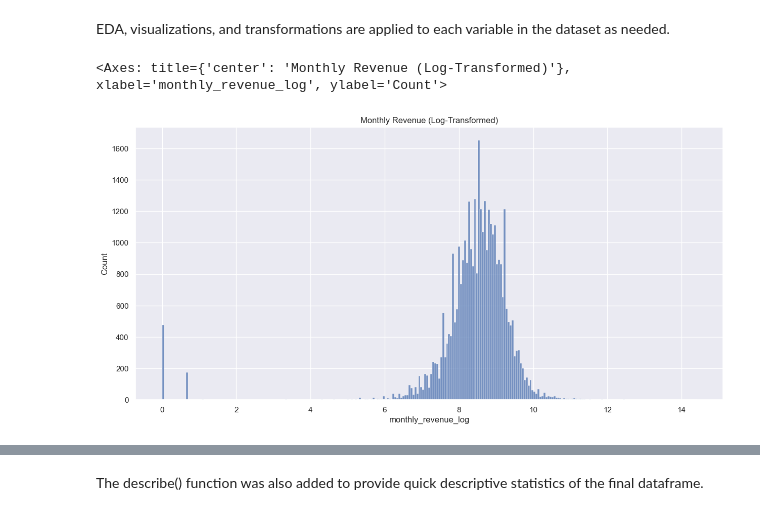
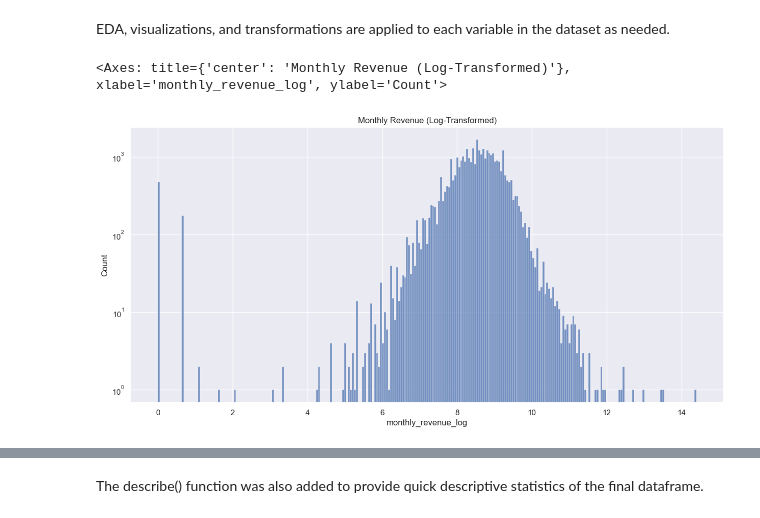
Before and after one commit to PESIII23/real-time-credit-risk-simulation, a Jupyter notebook: src/notebooks/credit_risk_analysis.ipynb, the cells around one changed output, grey strips where cells are left out. Saved outputs shown, nothing was run; the diff lists cells and outputs as text; code cells hidden in the pictures.

```diff
--- a/src/notebooks/credit_risk_analysis.ipynb
+++ b/src/notebooks/credit_risk_analysis.ipynb
@@ -121,31 +121,32 @@ EDA, visualizations, and transformations are applied to each variable in the dat
 monthly_revenue_raw = df[['monthly_revenue']].copy()
 
 # Create revenue bins and labels
 revenue_bins = [0, 5000, 10000, 15000, 20000, 25000, 50000, 100000, 999999999]
 revenue_labels = ['0-5k', '5k-10k', '10k-15k', '15k-20k', '20k-25k', '25k-50k', '50k-100k', '100k+']
 
 # Cut each row into its corresponding bin
 monthly_revenue_raw['revenue_bin'] = pd.cut(monthly_revenue_raw['monthly_revenue'],
                                             bins=revenue_bins,
                                             labels=revenue_labels,
                                             include_lowest=True)
 
 # Add empty value category
 monthly_revenue_raw['revenue_bin'] = (monthly_revenue_raw['revenue_bin'].cat.add_categories('NaN').fillna('NaN'))
 
 # Display dataframe
 monthly_revenue_raw.head()
 
 """Histogram Plot"""
 x_var = 'revenue_bin'
 plt.figure(figsize=(15,7))
 # plt.title("Monthly Revenue (Binned)")
 # sns.histplot(data=monthly_revenue_raw, x=x_var, log=True)
 
 """Log Transform Distribution"""
 df['monthly_revenue_log'] = np.log1p(df['monthly_revenue'])
 plt.title("Monthly Revenue (Log-Transformed)")
+plt.yscale('log')
 sns.histplot(df['monthly_revenue_log'])
 # %% [output]
 <Axes: title={'center': 'Monthly Revenue (Log-Transformed)'}, xlabel='monthly_revenue_log', ylabel='Count'>
-[figure, old version]
+[figure, new version]
```
Also changed, not shown: parts of 3 cells of this notebook.
